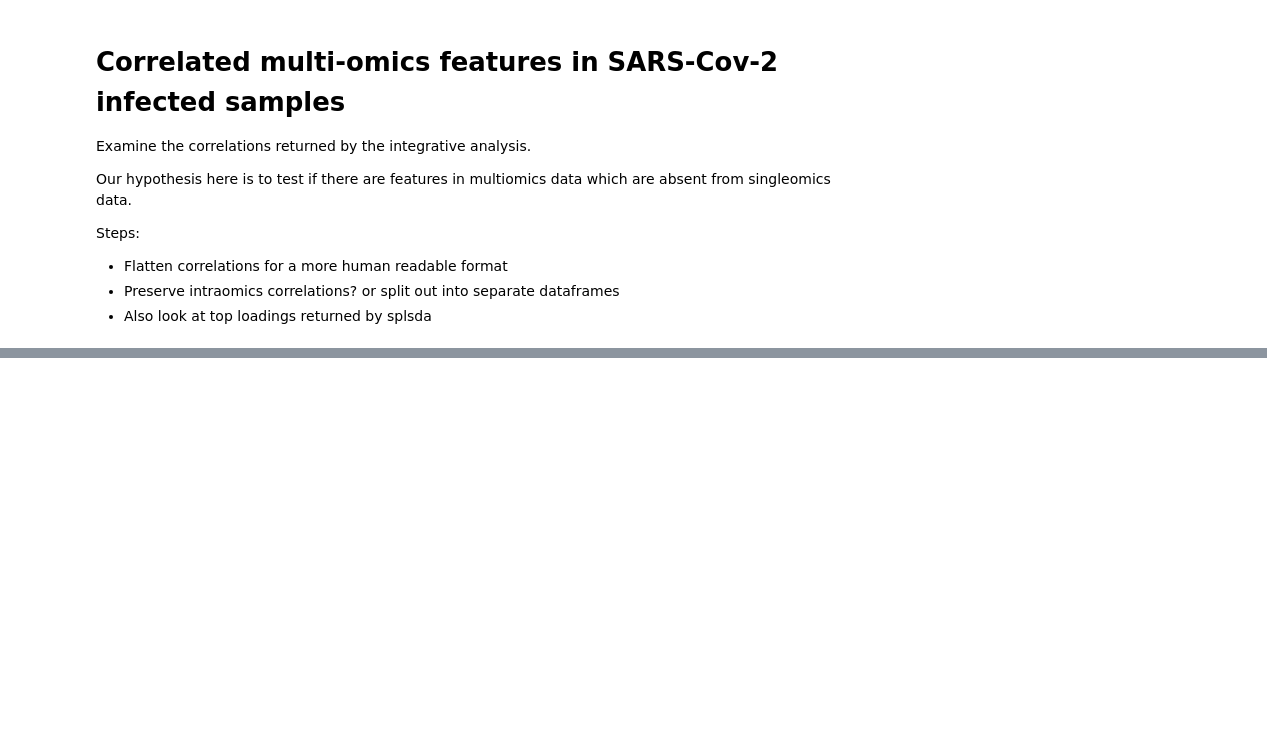
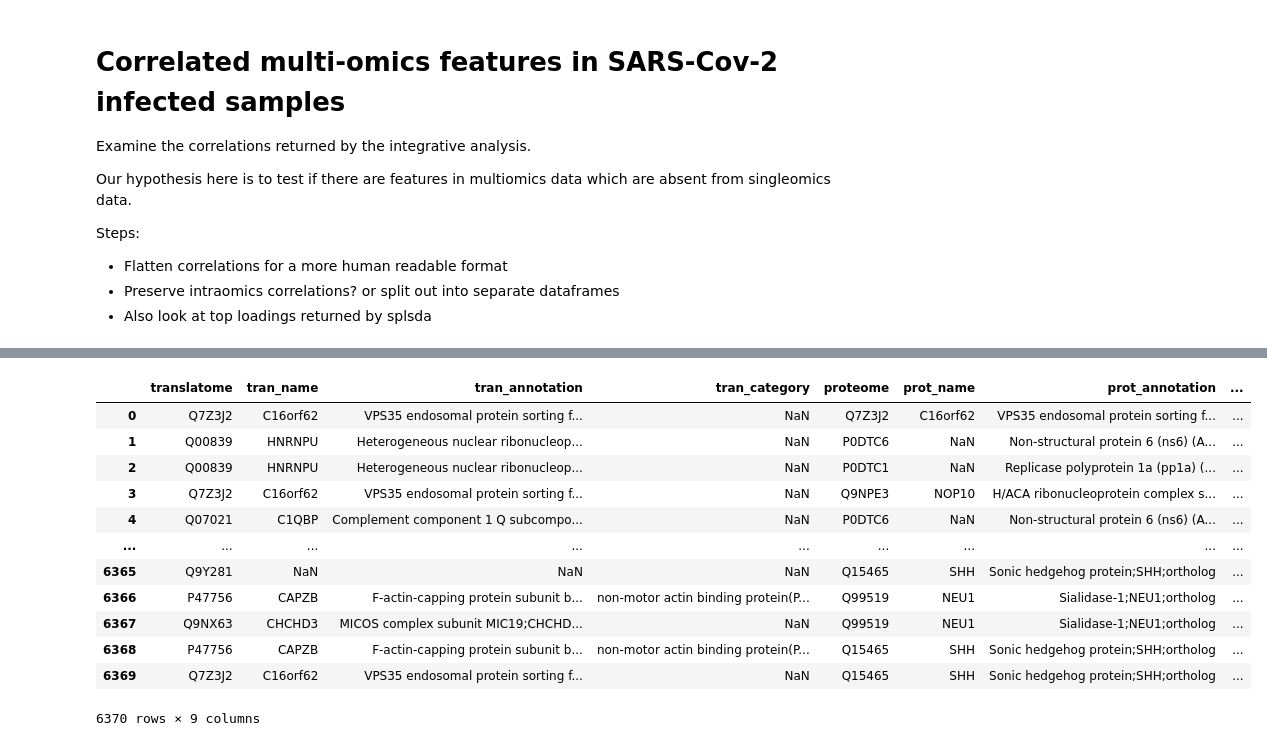
Before and after one commit to tyronechen/SARS-CoV-2, a Jupyter notebook: src/map_multiblock_correlations.ipynb, the cells around one changed output, grey strips where cells are left out. Cells and saved outputs as stored; diff of their text form; code cells hidden in the pictures; blank space fills up the shorter version.

```diff
--- a/src/map_multiblock_correlations.ipynb
+++ b/src/map_multiblock_correlations.ipynb
@@ -62,43 +104,82 @@ assert ver1[["level_0", "level_1"]].equals(ver2[["level_0", "level_1"]]) is True
 assert set(np.isclose(ver1[0], ver2[0])) == {True}, \
     "Order of correlated values are identical"
 
 # we want correlations across modalities only for this step
 prot_tran = flat_corr[(flat_corr.level_0.str.contains("_proteome")) & (flat_corr.level_1.str.contains("_translatome"))]
 tran_prot = flat_corr[(flat_corr.level_1.str.contains("_proteome")) & (flat_corr.level_0.str.contains("_translatome"))]
 prot_tran.columns = ["proteome", "translatome", "correlation"]
 prot_tran = prot_tran.sort_values(by=["proteome", "translatome"], ignore_index=True)
 
 # clean up file names
+prot_tran = prot_tran.replace(regex={r'_prot_proteome$': '', r'_tran_translatome': ''})
 prot_tran = prot_tran.replace(regex={r'_proteome$': '', r'_translatome': ''})
-
-# reverse mapping of gene name back onto uniprot id
-prot_tran_annot = pd.merge(prot_map, prot_tran, how="right", left_on="val", right_on="proteome").sort_values(by=["proteome", "translatome"], ignore_index=True)
-prot_tran_annot = pd.merge(tran_map, prot_tran_annot, how="right", left_on="val", right_on="translatome").sort_values(by=["proteome", "translatome"], ignore_index=True)
-prot_tran_annot.columns = ["tran_uniprot", "tran_gene", "prot_uniprot", "prot_gene", "proteome", "translatome", "correlation"]
-prot_tran_annot = prot_tran_annot.replace(regex={r'_prot$': '', r'_tran$': '', r'__FEATUREID$': ''})
-prot_tran_annot.drop(["proteome", "translatome"], axis=1, inplace=True)
 
 # use panther annotations
 panther_annot = panther_annotations[[1,2,4]].replace(regex={r',.*$': ''})
 panther_annot.columns = [1,2,3]
 
 # use covid annotations
 covid_annot = covid_annotations.copy()
 covid_annot.replace(regex={r'_HUMAN$': ''}, inplace=True)
 covid_annot.drop(["Status", "Gene names", "Entry name", "Length"], axis=1, inplace=True)
 covid_annot.columns = [1, 2, 3]
 covid_annot
 
 # merge annotations
 annot = pd.concat([panther_annot, covid_annot], ignore_index=True)
+annot
 
-# annotate genes
-prot_tran_annot = pd.merge(annot, prot_tran_annot, how="right", left_on=1, right_on="prot_uniprot")
-prot_tran_annot.columns = ["tmp2", "prot_annotation", "prot_category", "tran_uniprot", "tran_gene", "prot_uniprot", "prot_gene", "correlation"]
-prot_tran_annot = pd.merge(annot, prot_tran_annot, how="right", left_on=1, right_on="tran_uniprot")
-prot_tran_annot.columns = ["tmp1", "tran_annotation", "tran_category", "tmp2", "prot_annotation", "prot_category", "tran_uniprot", "tran_gene", "prot_uniprot", "prot_gene", "correlation"]
+prot_tran_annot = pd.merge(annot, prot_tran, how="right", left_on=1, right_on="proteome")
+prot_tran_annot.columns = [
+    "tmp2", "prot_annotation", "prot_category", "proteome",
+    "translatome", "correlation"
+]
+prot_tran_annot = pd.merge(annot, prot_tran_annot, how="right", left_on=1, right_on="translatome")
+prot_tran_annot.columns = [
+    "tmp1", "tran_annotation", "tran_category", "tmp2",
+    "prot_annotation", "prot_category", "proteome",
+    "translatome", "correlation"
+]
 prot_tran_annot.drop(["tmp1", "tmp2"], axis=1, inplace=True)
-cols = ["tran_uniprot", "tran_annotation", "tran_category", "tran_gene", "prot_uniprot", "prot_annotation", "prot_category", "prot_gene", "correlation"]
+prot_tran_annot
+cols = [
+    "translatome", "tran_annotation", "tran_category",
+    "proteome", "prot_annotation", "prot_category", "correlation"
+]
 prot_tran_annot = prot_tran_annot[cols]
 prot_tran_annot.sort_values(by="correlation", ascending=False, ignore_index=True, inplace=True)
 prot_tran_annot.to_csv("multiblock_correlations_annotated.tsv", sep="\t")
+prot_tran_annot
+
+id_to_feature = mapping_annotations.iloc[:,0:2]
+id_to_feature.columns = ["name", "id"]
+id_to_feature
+prot_tran_annot = pd.merge(id_to_feature, prot_tran_annot, how="right", left_on="id", right_on="proteome")
+prot_tran_annot.columns = [
+    "prot_name", "tmp1", "translatome", "tran_annotation", "tran_category",
+    "proteome", "prot_annotation", "prot_category", "correlation"
+]
+prot_tran_annot = pd.merge(id_to_feature, prot_tran_annot, how="right", left_on="id", right_on="translatome")
+prot_tran_annot.columns = [
+    "tran_name", "tmp2", "prot_name", "tmp1", "translatome", "tran_annotation",
+    "tran_category", "proteome", "prot_annotation", "prot_category", "correlation"
+]
+cols = ["translatome", "tran_name", "tran_annotation", "tran_category", "proteome", "prot_name", "prot_annotation", "prot_category", "correlation"]
+prot_tran_annot = prot_tran_annot[cols]
+prot_tran_annot.sort_values(by="correlation", ascending=False, ignore_index=True, inplace=True)
+prot_tran_annot.to_csv("multiblock_correlations_annotated.tsv", sep="\t")
+prot_tran_annot
+# %% [output]
+|  | translatome | tran_name | tran_annotation | tran_category | proteome | prot_name | prot_annotation | ... |
+| 0 | Q7Z3J2 | C16orf62 | VPS35 endosomal protein sorting f... | NaN | Q7Z3J2 | C16orf62 | VPS35 endosomal protein sorting f... | ... |
+| 1 | Q00839 | HNRNPU | Heterogeneous nuclear ribonucleop... | NaN | P0DTC6 | NaN | Non-structural protein 6 (ns6) (A... | ... |
+| 2 | Q00839 | HNRNPU | Heterogeneous nuclear ribonucleop... | NaN | P0DTC1 | NaN | Replicase polyprotein 1a (pp1a) (... | ... |
+| 3 | Q7Z3J2 | C16orf62 | VPS35 endosomal protein sorting f... | NaN | Q9NPE3 | NOP10 | H/ACA ribonucleoprotein complex s... | ... |
+| 4 | Q07021 | C1QBP | Complement component 1 Q subcompo... | NaN | P0DTC6 | NaN | Non-structural protein 6 (ns6) (A... | ... |
+| ... | ... | ... | ... | ... | ... | ... | ... | ... |
+| 6365 | Q9Y281 | NaN | NaN | NaN | Q15465 | SHH | Sonic hedgehog protein;SHH;ortholog | ... |
+| 6366 | P47756 | CAPZB | F-actin-capping protein subunit b... | non-motor actin binding protein(P... | Q99519 | NEU1 | Sialidase-1;NEU1;ortholog | ... |
+| 6367 | Q9NX63 | CHCHD3 | MICOS complex subunit MIC19;CHCHD... | NaN | Q99519 | NEU1 | Sialidase-1;NEU1;ortholog | ... |
+| 6368 | P47756 | CAPZB | F-actin-capping protein subunit b... | non-motor actin binding protein(P... | Q15465 | SHH | Sonic hedgehog protein;SHH;ortholog | ... |
+| 6369 | Q7Z3J2 | C16orf62 | VPS35 endosomal protein sorting f... | NaN | Q15465 | SHH | Sonic hedgehog protein;SHH;ortholog | ... |
+6370 rows × 9 columns
```
Also changed, not shown: parts of 5 cells of this notebook.
